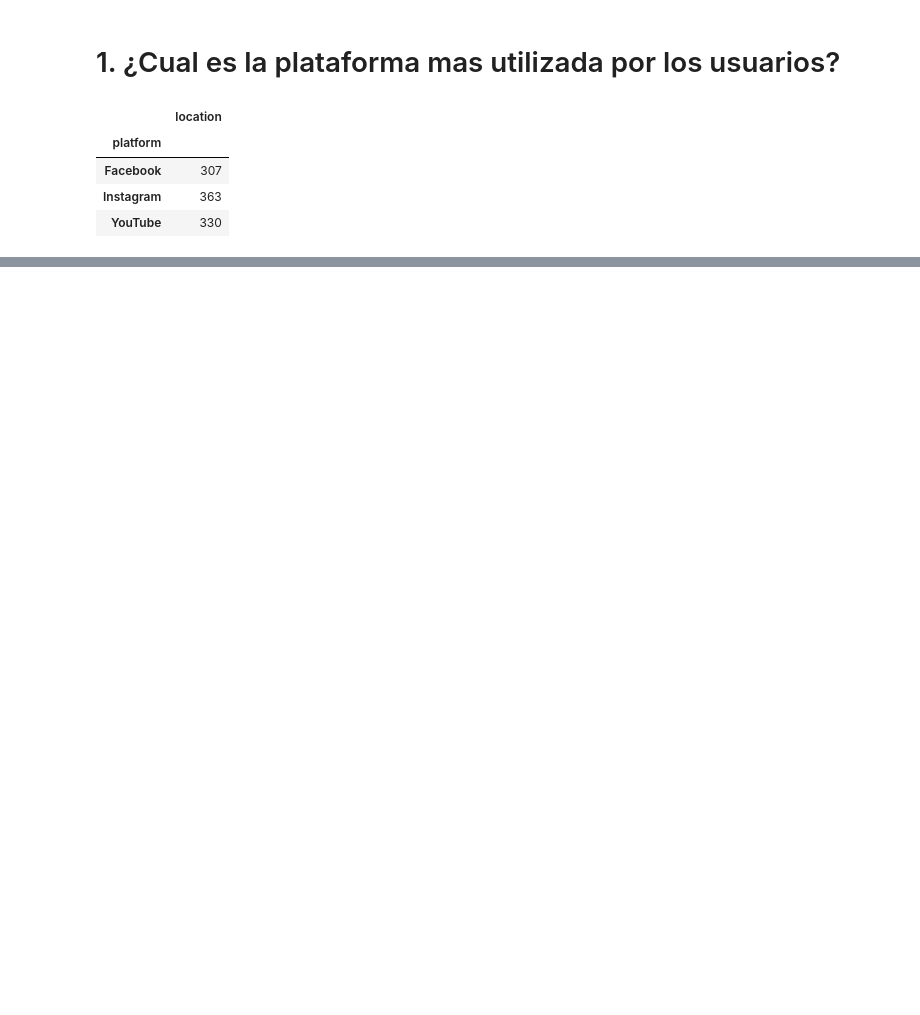
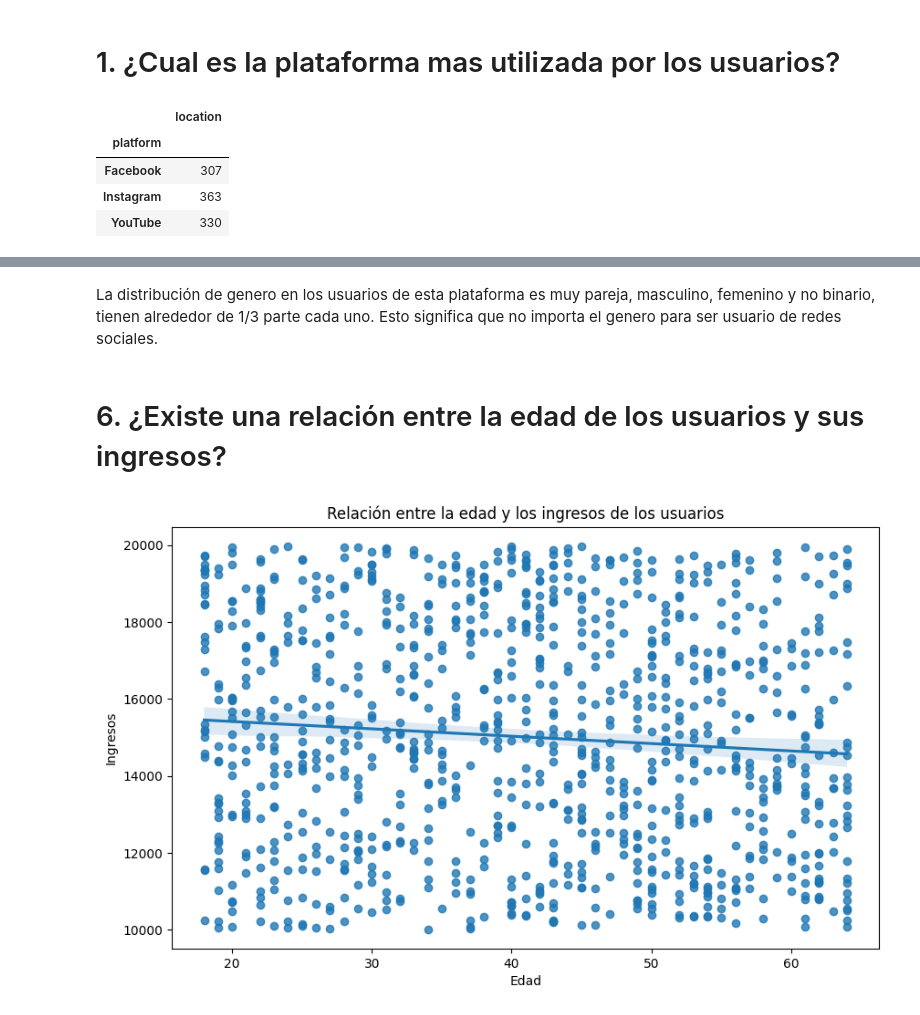
Before and after one commit to jairosantoy/jairo, a Jupyter notebook: A00832650.ipynb, the cells around one changed output, grey strips where cells are left out. Saved outputs shown, nothing was run; the diff lists cells and outputs as text; code cells hidden in the pictures; blank space fills up the shorter version.

```diff
--- a/A00832650.ipynb
+++ b/A00832650.ipynb
@@ -136,0 +131,15 @@ home_owners_count
+# %% [markdown]
+La distribución de genero en los usuarios de esta plataforma es muy pareja, masculino, femenino y no binario, tienen alrededor de 1/3 parte cada uno. Esto significa que no importa el genero para ser usuario de redes sociales.
+# %% [markdown]
+# 6. ¿Existe una relación entre la edad de los usuarios y sus ingresos?
+# %%
+import seaborn as sns
+
+plt.figure(figsize=(10, 6))
+sns.regplot(x='age', y='income', data=df)
+plt.title('Relación entre la edad y los ingresos de los usuarios')
+plt.xlabel('Edad')
+plt.ylabel('Ingresos')
+plt.show()
+# %% [output]
+[figure, added]
```
Also changed, not shown: parts of 44 cells of this notebook.
